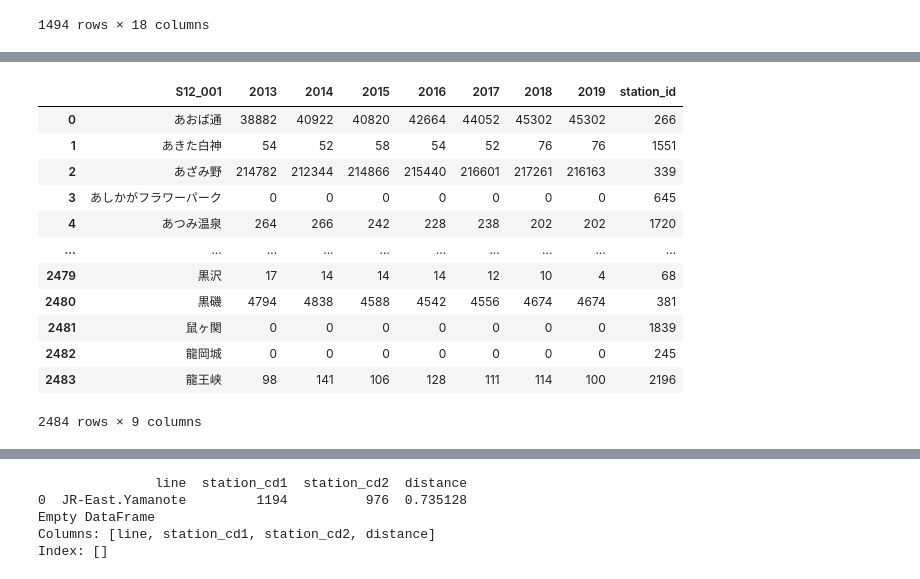
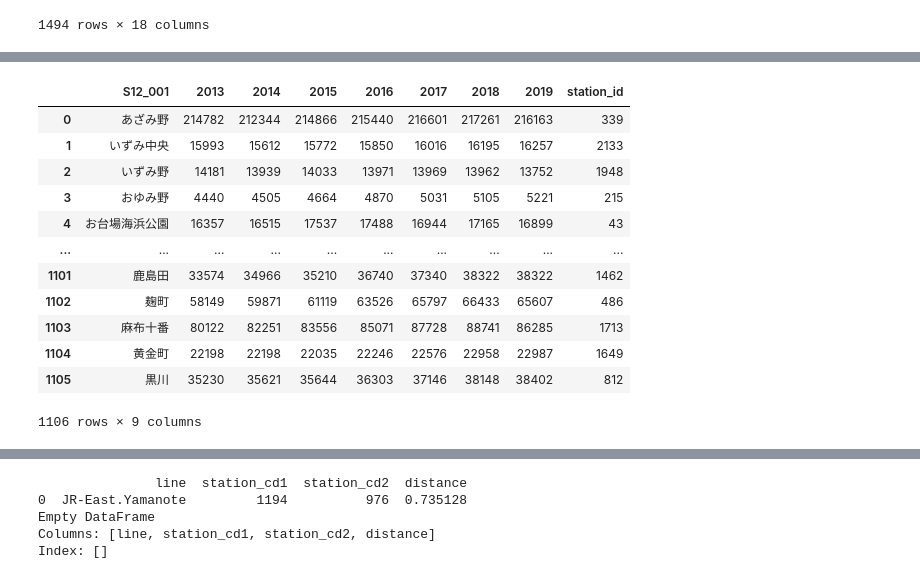
Before and after one commit to alessioborgi/PolySheafNeuralNetworks-RailwayPassengers, a Jupyter notebook: datasets/tokyo_railway/graph_plot_jp.ipynb, the cells around one changed output, grey strips where cells are left out. Drawn from its saved outputs; the diff is of its cells as text; code cells hidden in the pictures.

```diff
--- a/datasets/tokyo_railway/graph_plot_jp.ipynb
+++ b/datasets/tokyo_railway/graph_plot_jp.ipynb
@@ -23,3 +23,10 @@ connection_pd
 | 1492 | 99343 | 674 | 653 | 130 | グリーンライン | 高田 | 日吉本町 | 139.619944 | ... |
 | 1493 | 99343 | 653 | 1212 | 130 | グリーンライン | 日吉本町 | 日吉 | 139.633554 | ... |
 1494 rows × 18 columns
+# %%
+# list of all the stations in the connection data
+
+station_list_connection_1 = connection_pd[['station_cd1', 'station_name1']].rename(columns={'station_cd1': 'station_id', 'station_name1': 'S12_001'}).drop_duplicates()
+station_list_connection_2 = connection_pd[['station_cd2', 'station_name2']].rename(columns={'station_cd2': 'station_id', 'station_name2': 'S12_001'}).drop_duplicates()
+station_list_pd = pd.concat([station_list_connection_1, station_list_connection_2]).drop_duplicates().reset_index(drop=True)
+station_list_pd
@@ -26,18 +47,23 @@ connection_pd
 # %%
+# list of all the stations in the passenger survey data that are also in the connection data
+
 passenger_survey_pd = pd.read_csv('./pass_survey_tokyov1109.csv')
 passenger_survey_pd['station_id'] = passenger_survey_pd['station_id'].astype(int)
-passenger_survey_pd
+passenger_survey_pd[passenger_survey_pd['station_id'].isin(station_list_pd['station_id'].values)]
+
+matching_passenger_survey_pd = passenger_survey_pd[passenger_survey_pd['station_id'].isin(station_list_pd['station_id'].values)].reset_index(drop=True)
+matching_passenger_survey_pd
 # %% [output]
 |  | S12_001 | 2013 | 2014 | 2015 | 2016 | 2017 | 2018 | 2019 | station_id |
-| 0 | あおば通 | 38882 | 40922 | 40820 | 42664 | 44052 | 45302 | 45302 | 266 |
-| 1 | あきた白神 | 54 | 52 | 58 | 54 | 52 | 76 | 76 | 1551 |
-| 2 | あざみ野 | 214782 | 212344 | 214866 | 215440 | 216601 | 217261 | 216163 | 339 |
-| 3 | あしかがフラワーパーク | 0 | 0 | 0 | 0 | 0 | 0 | 0 | 645 |
-| 4 | あつみ温泉 | 264 | 266 | 242 | 228 | 238 | 202 | 202 | 1720 |
+| 0 | あざみ野 | 214782 | 212344 | 214866 | 215440 | 216601 | 217261 | 216163 | 339 |
+| 1 | いずみ中央 | 15993 | 15612 | 15772 | 15850 | 16016 | 16195 | 16257 | 2133 |
+| 2 | いずみ野 | 14181 | 13939 | 14033 | 13971 | 13969 | 13962 | 13752 | 1948 |
+| 3 | おゆみ野 | 4440 | 4505 | 4664 | 4870 | 5031 | 5105 | 5221 | 215 |
+| 4 | お台場海浜公園 | 16357 | 16515 | 17537 | 17488 | 16944 | 17165 | 16899 | 43 |
 | ... | ... | ... | ... | ... | ... | ... | ... | ... | ... |
-| 2479 | 黒沢 | 17 | 14 | 14 | 14 | 12 | 10 | 4 | 68 |
-| 2480 | 黒磯 | 4794 | 4838 | 4588 | 4542 | 4556 | 4674 | 4674 | 381 |
-| 2481 | 鼠ヶ関 | 0 | 0 | 0 | 0 | 0 | 0 | 0 | 1839 |
-| 2482 | 龍岡城 | 0 | 0 | 0 | 0 | 0 | 0 | 0 | 245 |
-| 2483 | 龍王峡 | 98 | 141 | 106 | 128 | 111 | 114 | 100 | 2196 |
+| 1101 | 鹿島田 | 33574 | 34966 | 35210 | 36740 | 37340 | 38322 | 38322 | 1462 |
+| 1102 | 麹町 | 58149 | 59871 | 61119 | 63526 | 65797 | 66433 | 65607 | 486 |
+| 1103 | 麻布十番 | 80122 | 82251 | 83556 | 85071 | 87728 | 88741 | 86285 | 1713 |
+| 1104 | 黄金町 | 22198 | 22198 | 22035 | 22246 | 22576 | 22958 | 22987 | 1649 |
+| 1105 | 黒川 | 35230 | 35621 | 35644 | 36303 | 37146 | 38148 | 38402 | 812 |
-2484 rows × 9 columns
+1106 rows × 9 columns
```
Also changed, not shown: parts of 21 cells of this notebook.
